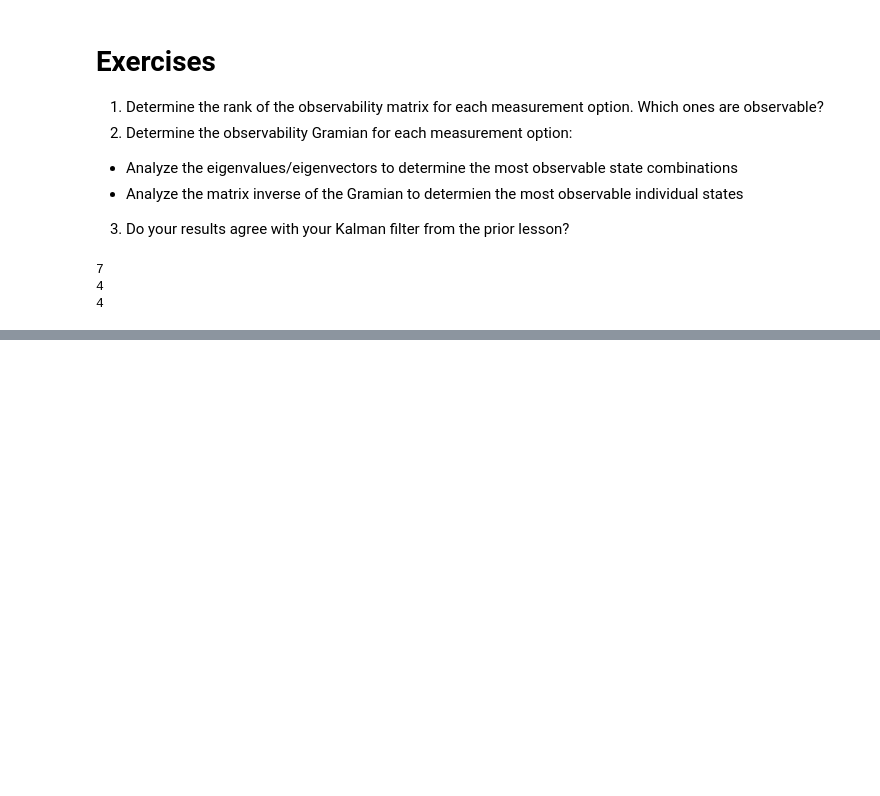
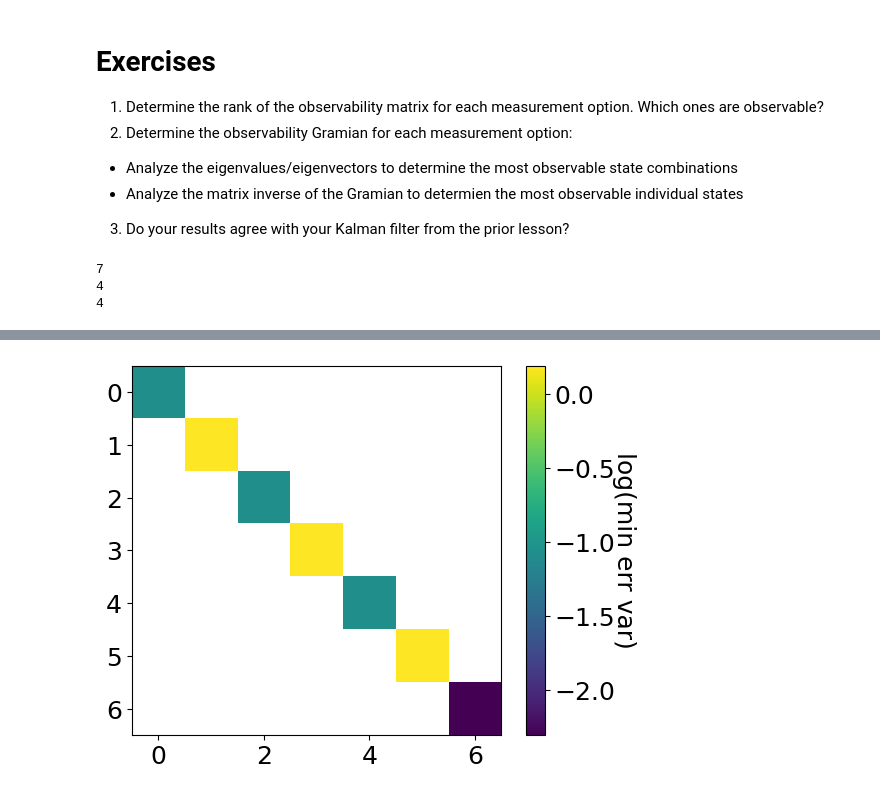
Before and after one commit to clearlakerabbit/Nonlinear_and_Data_Driven_Estimation, a Jupyter notebook: Lesson_6_Linear_Observability/A_Linear_Observability_work.ipynb, the cells around one changed output, grey strips where cells are left out. Drawn from its saved outputs; the diff is of its cells as text; code cells hidden in the pictures; blank space fills up the shorter version.

```diff
--- a/Lesson_6_Linear_Observability/A_Linear_Observability_work.ipynb
+++ b/Lesson_6_Linear_Observability/A_Linear_Observability_work.ipynb
@@ -208,0 +290,10 @@ print(np.linalg.matrix_rank(observability_matrix_c))
+# %%
+matrix_power = np.linalg.matrix_power
+
+O_a = np.vstack([C_a@matrix_power(A, n) for n in range(10)])
+W_a_n = O_a.T@O_a
+plot_finv_for_W(W_a_n)
+
+# more measurements = easier to take derivative :DDD
+# %% [output]
+[figure, added]
```
Also changed, not shown: parts of 7 cells of this notebook.
